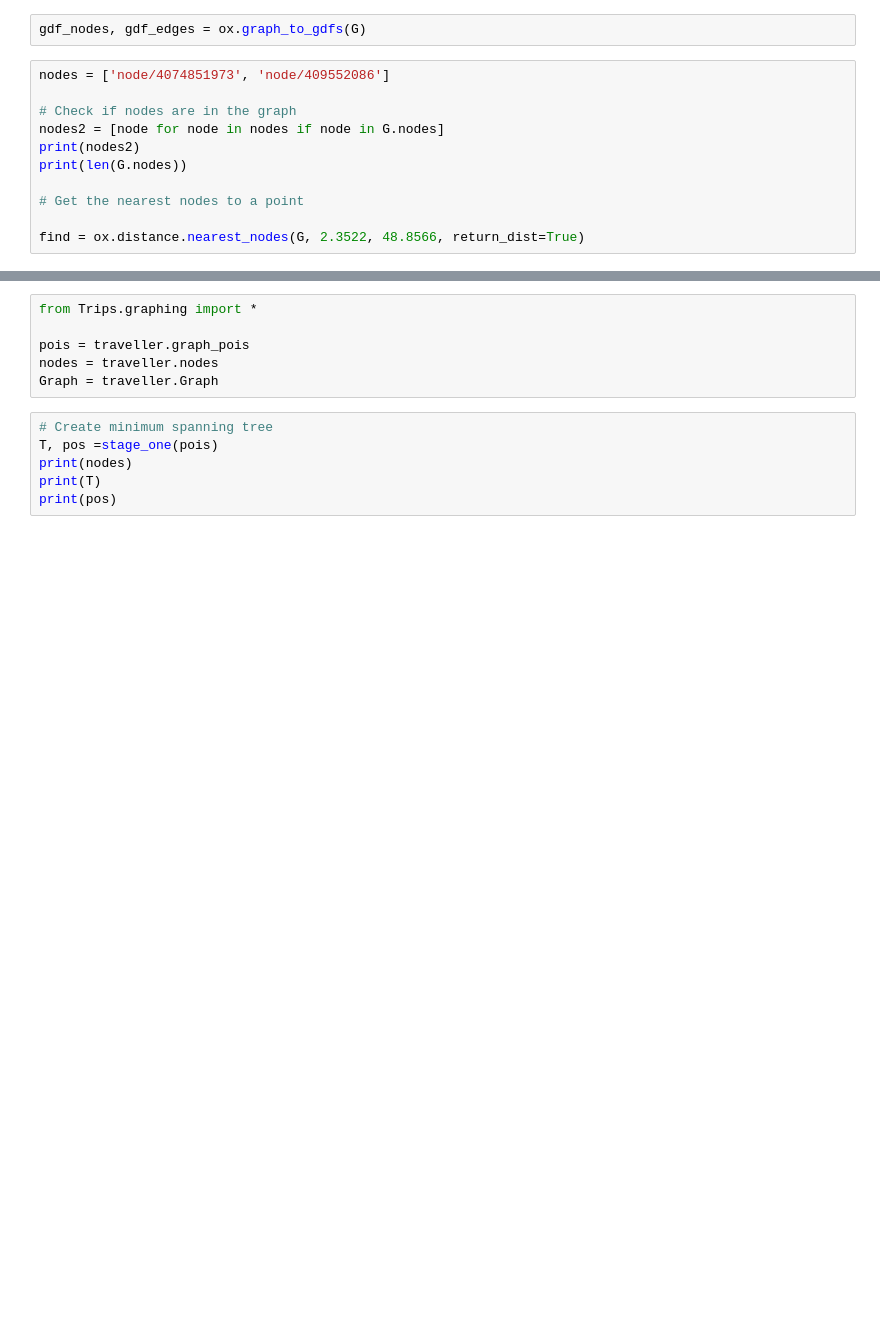
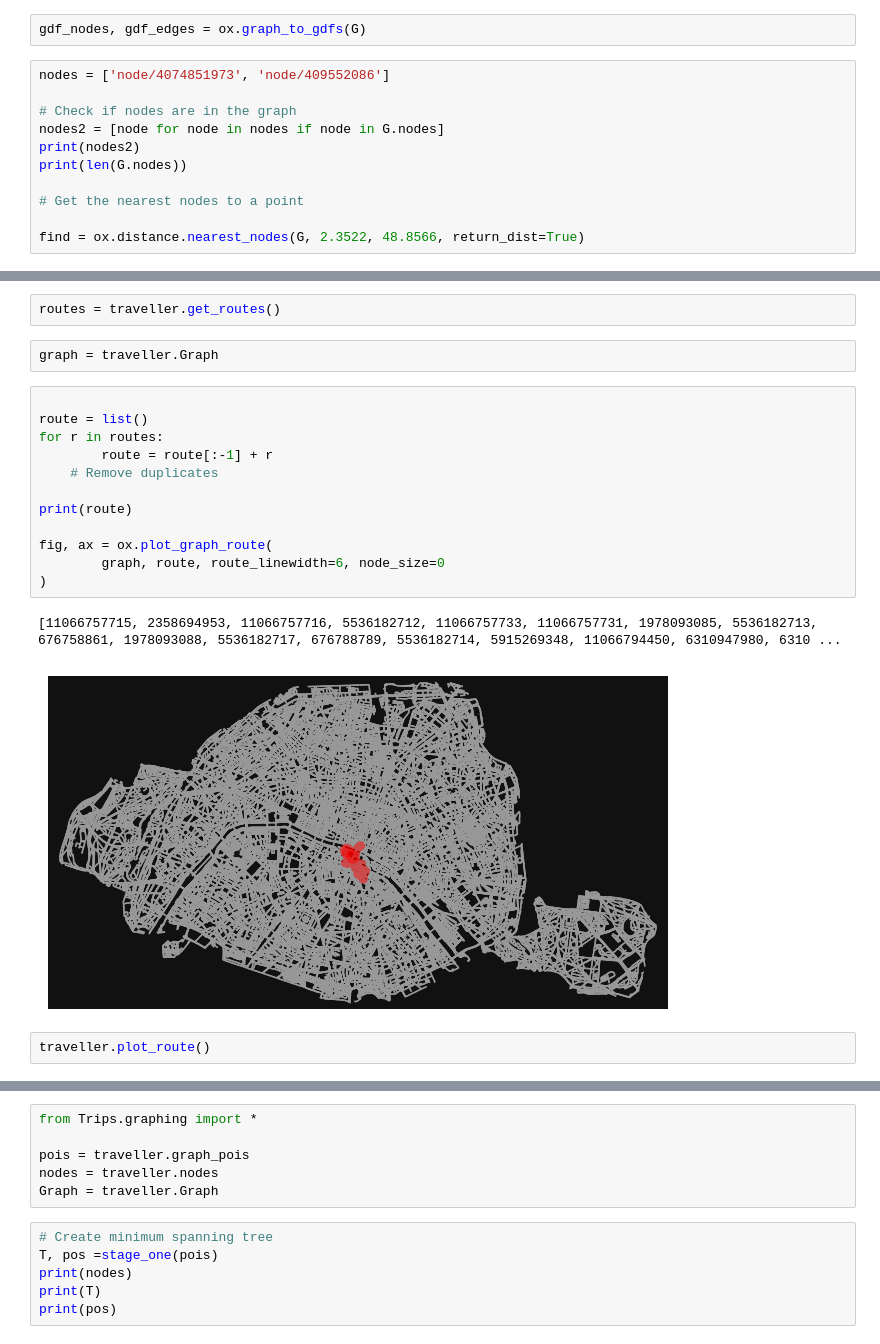
Before and after one commit to Sztaba/VirtualTravelAssistant, a Jupyter notebook: osm.ipynb, the cells around one changed output, grey strips where cells are left out. Cells and saved outputs as stored; diff of their text form; blank space fills up the shorter version.

```diff
--- a/osm.ipynb
+++ b/osm.ipynb
@@ -113,2 +104,23 @@ swapping edges ('Restauracja sukiennice', 'Zajdliczowska Tenement House in Krak
+# %%
+routes = traveller.get_routes()
+# %%
+graph = traveller.Graph
+# %%
+
+route = list()
+for r in routes:
+        route = route[:-1] + r
+    # Remove duplicates
+
+print(route)
+
+fig, ax = ox.plot_graph_route(
+        graph, route, route_linewidth=6, node_size=0
+)
+# %% [output]
+[11066757715, 2358694953, 11066757716, 5536182712, 11066757733, 11066757731, 1978093085, 5536182713, 676758861, 1978093088, 5536182717, 676788789, 5536182714, 5915269348, 11066794450, 6310947980, 6310 ...
+[figure, added]
+# %%
+traveller.plot_route()
 # %%
 traveller.trip_map().explore()
```
Also changed, not shown: parts of 6 cells of this notebook, 2 other files.
